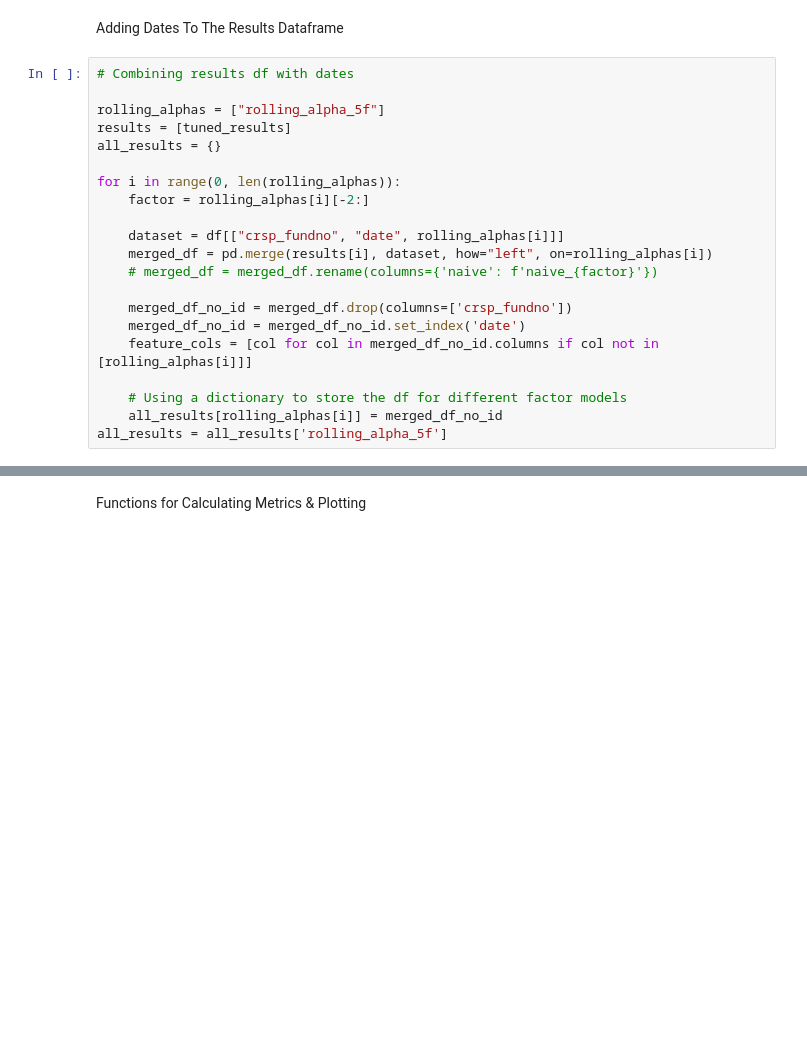
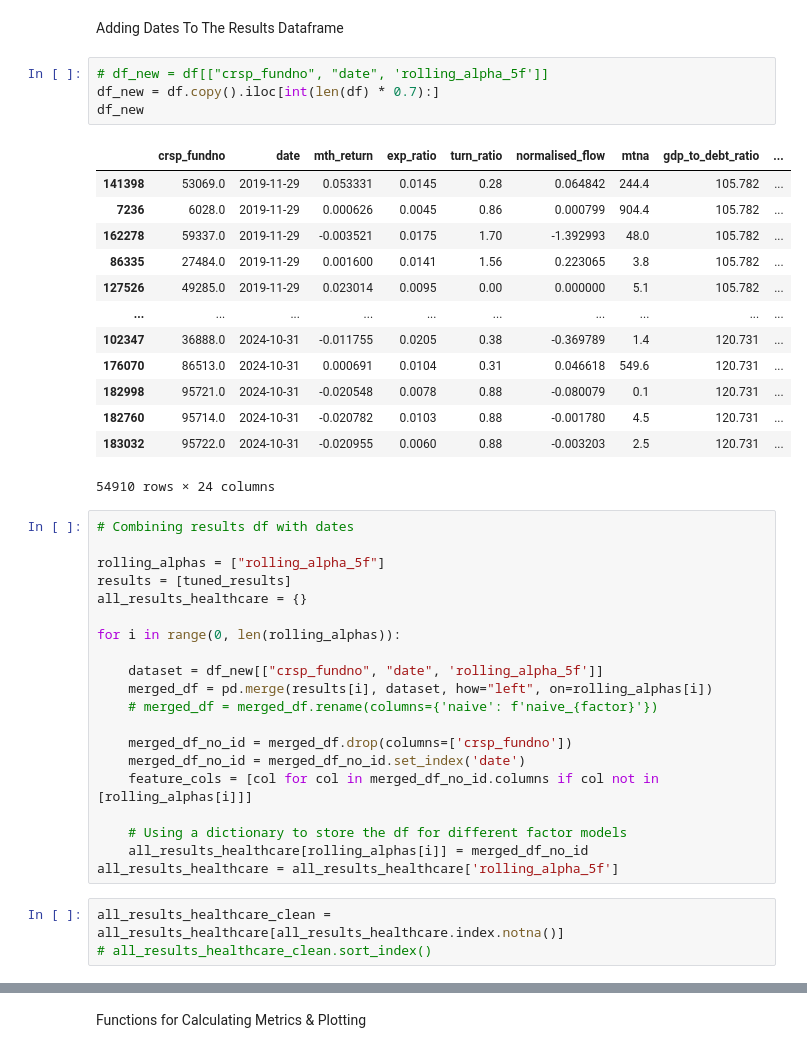
Before and after one commit to willafred/AlphaVision, a Jupyter notebook: alpha_plots.ipynb, the cells around one changed output, grey strips where cells are left out. Saved outputs shown, nothing was run; the diff lists cells and outputs as text; blank space fills up the shorter version.

```diff
--- a/alpha_plots.ipynb
+++ b/alpha_plots.ipynb
@@ -28,17 +28,34 @@ tuned_results_tech.head()
 | 4 | 0.001706 | 0.001392 | 0.003908 | 0.003418 | 0.003349 |
 # %% [markdown]
 Adding Dates To The Results Dataframe
+# %%
+# df_new = df[["crsp_fundno", "date", 'rolling_alpha_5f']]
+df_new = df.copy().iloc[int(len(df) * 0.7):]
+df_new
+# %% [output]
+|  | crsp_fundno | date | mth_return | exp_ratio | turn_ratio | normalised_flow | mtna | gdp_to_debt_ratio | ... |
+| 141398 | 53069.0 | 2019-11-29 | 0.053331 | 0.0145 | 0.28 | 0.064842 | 244.4 | 105.782 | ... |
+| 7236 | 6028.0 | 2019-11-29 | 0.000626 | 0.0045 | 0.86 | 0.000799 | 904.4 | 105.782 | ... |
+| 162278 | 59337.0 | 2019-11-29 | -0.003521 | 0.0175 | 1.70 | -1.392993 | 48.0 | 105.782 | ... |
+| 86335 | 27484.0 | 2019-11-29 | 0.001600 | 0.0141 | 1.56 | 0.223065 | 3.8 | 105.782 | ... |
+| 127526 | 49285.0 | 2019-11-29 | 0.023014 | 0.0095 | 0.00 | 0.000000 | 5.1 | 105.782 | ... |
+| ... | ... | ... | ... | ... | ... | ... | ... | ... | ... |
+| 102347 | 36888.0 | 2024-10-31 | -0.011755 | 0.0205 | 0.38 | -0.369789 | 1.4 | 120.731 | ... |
+| 176070 | 86513.0 | 2024-10-31 | 0.000691 | 0.0104 | 0.31 | 0.046618 | 549.6 | 120.731 | ... |
+| 182998 | 95721.0 | 2024-10-31 | -0.020548 | 0.0078 | 0.88 | -0.080079 | 0.1 | 120.731 | ... |
+| 182760 | 95714.0 | 2024-10-31 | -0.020782 | 0.0103 | 0.88 | -0.001780 | 4.5 | 120.731 | ... |
+| 183032 | 95722.0 | 2024-10-31 | -0.020955 | 0.0060 | 0.88 | -0.003203 | 2.5 | 120.731 | ... |
+54910 rows × 24 columns
 # %%
 # Combining results df with dates
 
 rolling_alphas = ["rolling_alpha_5f"]
 results = [tuned_results]
-all_results = {}
+all_results_healthcare = {}
 
 for i in range(0, len(rolling_alphas)):
-    factor = rolling_alphas[i][-2:]
 
-    dataset = df[["crsp_fundno", "date", rolling_alphas[i]]]
+    dataset = df_new[["crsp_fundno", "date", 'rolling_alpha_5f']]
     merged_df = pd.merge(results[i], dataset, how="left", on=rolling_alphas[i])
     # merged_df = merged_df.rename(columns={'naive': f'naive_{factor}'})
 
@@ -47,8 +64,11 @@ for i in range(0, len(rolling_alphas)):
     feature_cols = [col for col in merged_df_no_id.columns if col not in [rolling_alphas[i]]]
 
     # Using a dictionary to store the df for different factor models
-    all_results[rolling_alphas[i]] = merged_df_no_id
-all_results = all_results['rolling_alpha_5f']
+    all_results_healthcare[rolling_alphas[i]] = merged_df_no_id
+all_results_healthcare = all_results_healthcare['rolling_alpha_5f']
+# %%
+all_results_healthcare_clean = all_results_healthcare[all_results_healthcare.index.notna()]
+# all_results_healthcare_clean.sort_index()
 # %%
 rolling_alphas = ["rolling_alpha_5f"]
 results = [tuned_results_tech]
```
Also changed, not shown: parts of 11 cells of this notebook.
